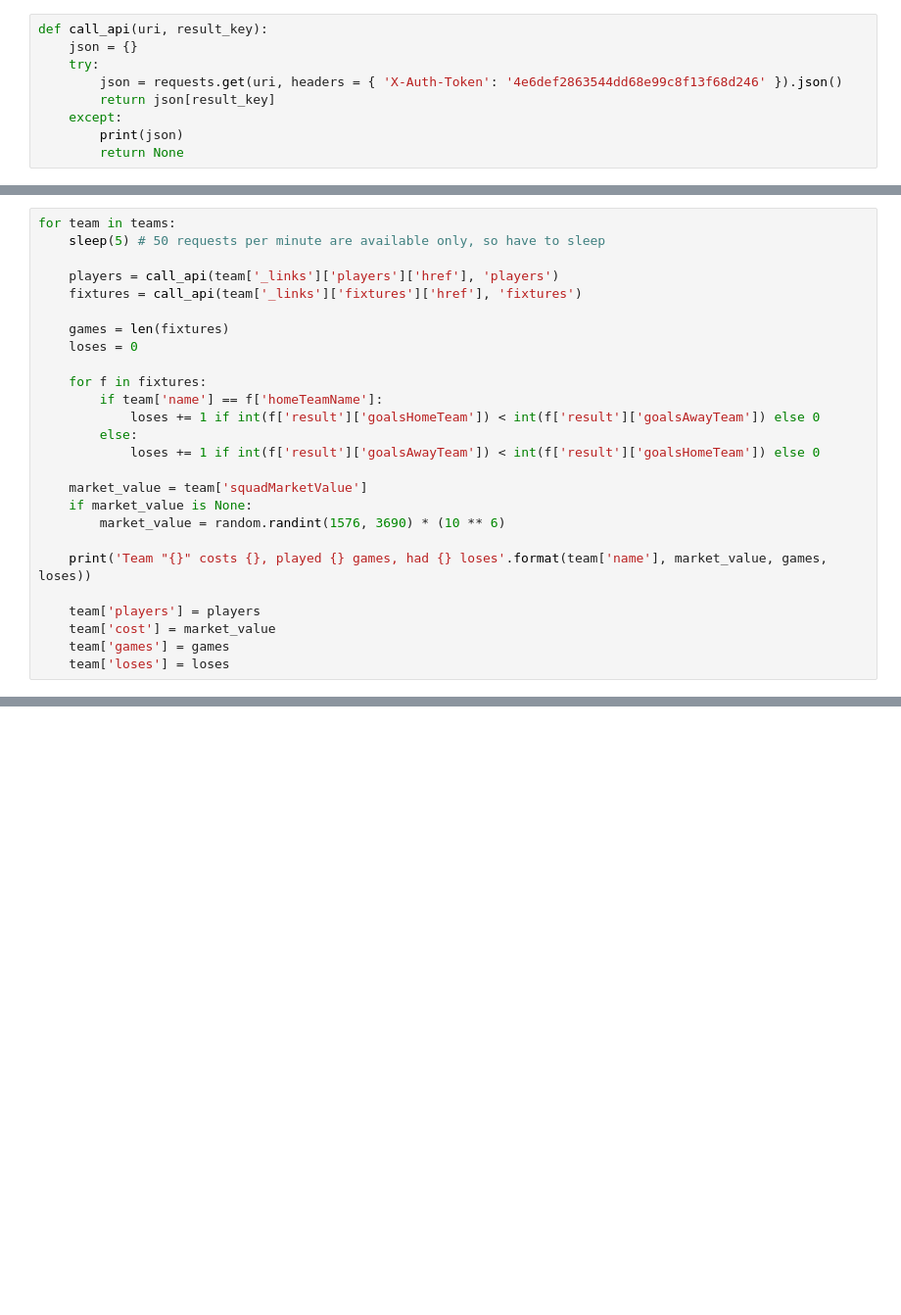
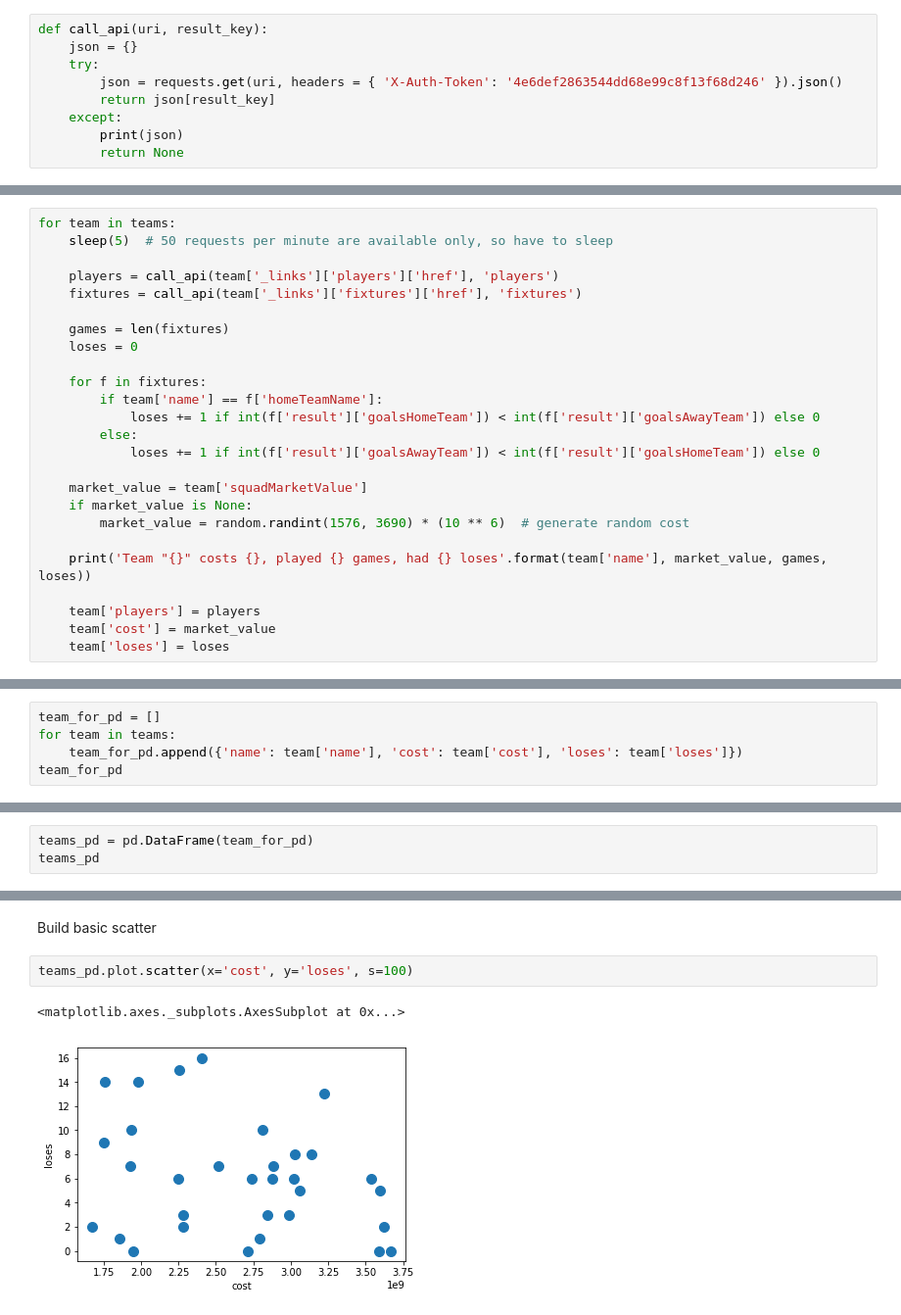
Before and after one commit to dbunina/py_15_4.3, a Jupyter notebook: py_15_4.3.ipynb, the cells around one changed output, grey strips where cells are left out. Shown at 98% size. Drawn from its saved outputs; the diff is of its cells as text; blank space fills up the shorter version.

```diff
--- a/py_15_4.3.ipynb
+++ b/py_15_4.3.ipynb
@@ -44,6 +49,6 @@ teams
 # %%
 for team in teams:
-    sleep(5) # 50 requests per minute are available only, so have to sleep
+    sleep(5)  # 50 requests per minute are available only, so have to sleep
 
     players = call_api(team['_links']['players']['href'], 'players')
     fixtures = call_api(team['_links']['fixtures']['href'], 'fixtures')
@@ -59,12 +64,11 @@ for team in teams:
 
     market_value = team['squadMarketValue']
     if market_value is None:
-        market_value = random.randint(1576, 3690) * (10 ** 6)
+        market_value = random.randint(1576, 3690) * (10 ** 6)  # generate random cost
 
     print('Team "{}" costs {}, played {} games, had {} loses'.format(team['name'], market_value, games, loses))
 
     team['players'] = players
     team['cost'] = market_value
-    team['games'] = games
     team['loses'] = loses
 # %% [output]
@@ -87,0 +92,5 @@ Team "AS Monaco FC" costs 1769000000, played 44 games, had 10 loses
+# %%
+team_for_pd = []
+for team in teams:
+    team_for_pd.append({'name': team['name'], 'cost': team['cost'], 'loses': team['loses']})
+team_for_pd
@@ -87,0 +119,3 @@ Team "AS Monaco FC" costs 1769000000, played 44 games, had 10 loses
+# %%
+teams_pd = pd.DataFrame(team_for_pd)
+teams_pd
@@ -87,0 +161,7 @@ Team "AS Monaco FC" costs 1769000000, played 44 games, had 10 loses
+# %% [markdown]
+Build basic scatter
+# %%
+teams_pd.plot.scatter(x='cost', y='loses', s=100)
+# %% [output]
+<matplotlib.axes._subplots.AxesSubplot at 0x...>
+[figure, added]
```
Also changed, not shown: parts of 18 cells of this notebook.
